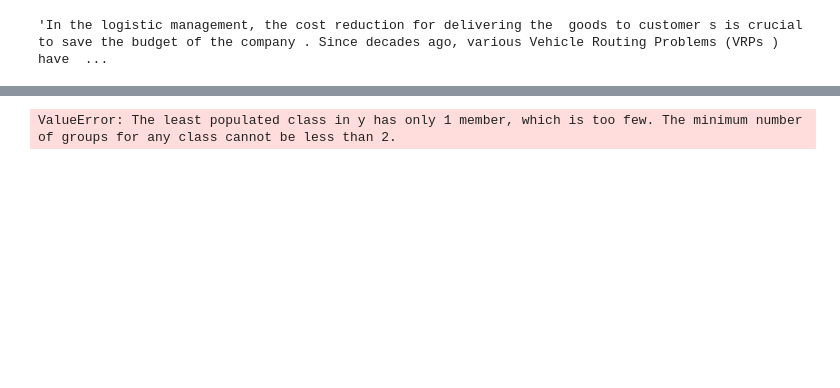
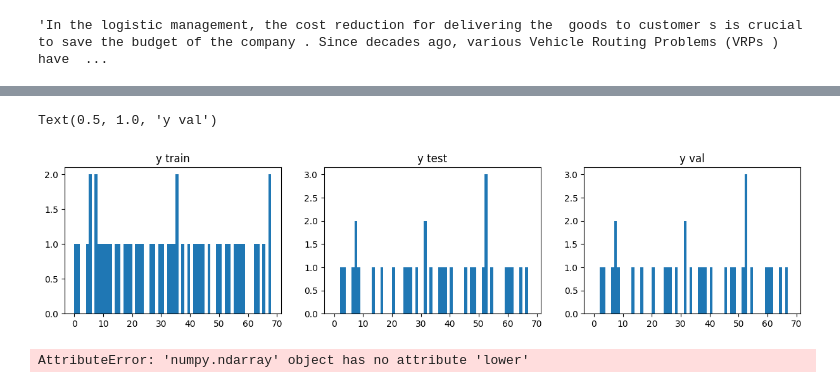
Before and after one commit to doonitius/ai-thesisify, a Jupyter notebook: thesis_txts.ipynb, the cells around one changed output, grey strips where cells are left out. Saved outputs shown, nothing was run; the diff lists cells and outputs as text; code cells hidden in the pictures; blank space fills up the shorter version.

```diff
--- a/thesis_txts.ipynb
+++ b/thesis_txts.ipynb
@@ -119,6 +176,6 @@ data_explode.describe()
 # %%
 x = data_explode['abstract'].values
-y = data_explode['keywords'].values
+y = data_explode['word_id'].values
 # %%
 x[0]
 # %% [output]
@@ -136,8 +194,21 @@ import numpy as np
 from sklearn.model_selection import train_test_split
 # %%
 # Split train & test sets
-x_train,x_test,y_train,y_test = train_test_split(x,y,test_size =0.1,stratify=y,random_state=0)
+x_train,x_test,y_train,y_test = train_test_split(x,y,test_size =0.4,random_state=0)
 # Split train validate sets
-x_train,x_val,y_train,y_val = train_test_split(x,y,test_size =0.1,stratify=y,random_state=0)
+x_train,x_val,y_train,y_val = train_test_split(x,y,test_size =0.4,random_state=0)
-# %% [output]
-ValueError: The least populated class in y has only 1 member, which is too few. The minimum number of groups for any class cannot be less than 2.
+# %%
+# Plot the target distributions
+fig, ax = plt.subplots(1, 3, figsize=(15, 3))
+
+bins = list(range(69))
+
+ax[0].hist(y_train, bins=bins)
+ax[0].set_title('y train')
+ax[1].hist(y_test, bins=bins)
+ax[1].set_title('y test')
+ax[2].hist(y_val, bins=bins)
+ax[2].set_title('y val')
+# %% [output]
+Text(0.5, 1.0, 'y val')
+[figure, added]
@@ -143,0 +219,7 @@ ValueError: The least populated class in y has only 1 member, which is too few.
+# %%
+# Define Tokenizer
+# define corpus to keep the maximum number of words
+tokenizer = text.Tokenizer(num_words=max_word)
+tokenizer.fit_on_texts(x_train)
+# %% [output]
+AttributeError: 'numpy.ndarray' object has no attribute 'lower'
```
Also changed, not shown: parts of 23 cells of this notebook.
